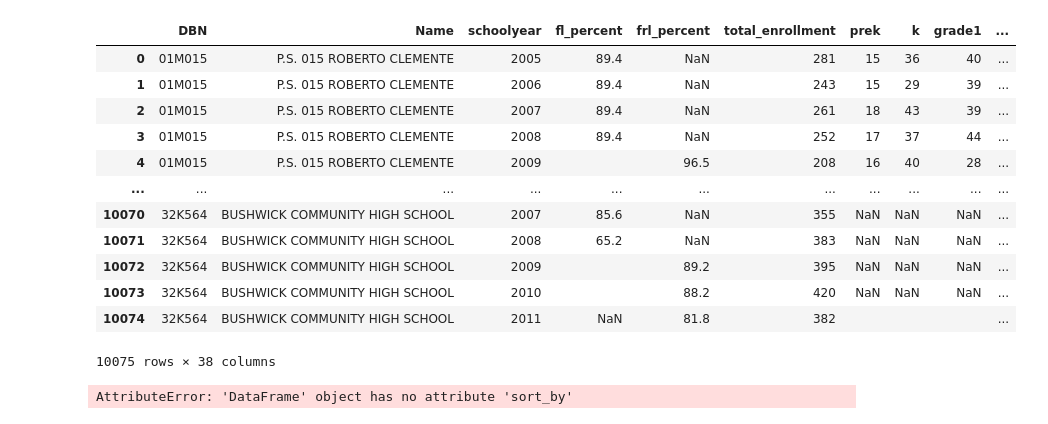
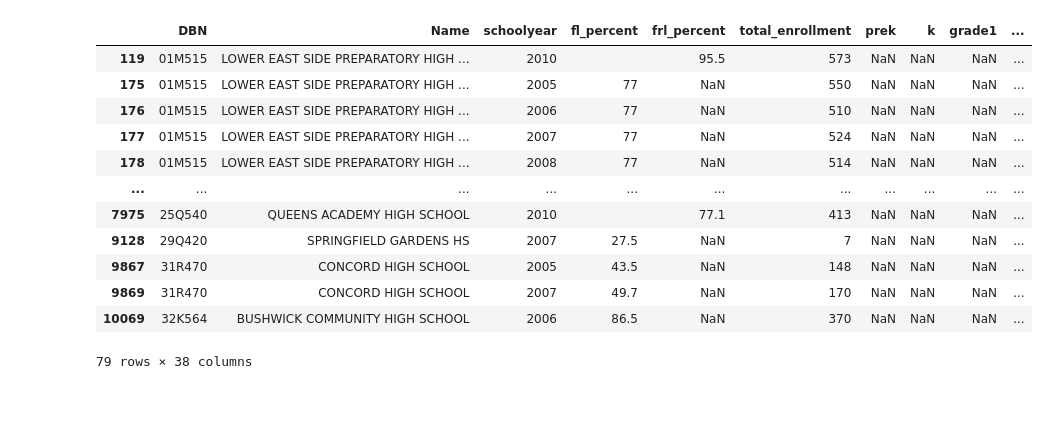
Before and after one commit to Mycotic/graduation-regression, a Jupyter notebook: current.ipynb, the cells around one changed output. Saved outputs shown, nothing was run; the diff lists cells and outputs as text; code cells hidden in the pictures.

```diff
--- a/current.ipynb
+++ b/current.ipynb
@@ -48,5 +51,13 @@ Index(['DBN', 'School Name', 'Category', 'Cohort Year', 'Cohort', 'Cohort #',
       dtype='object')
 # %%
 demos = pd.read_csv("csvs/2006_-_2012_School_Demographics_and_Accountability_Snapshot.csv")
+# %%
+def trystrip(col):
+    try:
+        col=col.str.strip().replace("",np.nan)
+    except:
+        pass
+    return col
+demos=demos.apply(lambda x: trystrip(x))
 # %%
 demos["schoolyear"] = demos.schoolyear // 10000
@@ -53,19 +66,23 @@ demos["schoolyear"] = demos.schoolyear // 10000
+# %%
+demos12th=demos.dropna(subset=["grade12"],axis=0)
+demos12th
+# %% [output]
+|  | DBN | Name | schoolyear | fl_percent | frl_percent | total_enrollment | prek | k | grade1 | ... |
+| 119 | 01M515 | LOWER EAST SIDE PREPARATORY HIGH ... | 2010 |  | 95.5 | 573 | NaN | NaN | NaN | ... |
+| 175 | 01M515 | LOWER EAST SIDE PREPARATORY HIGH ... | 2005 | 77 | NaN | 550 | NaN | NaN | NaN | ... |
+| 176 | 01M515 | LOWER EAST SIDE PREPARATORY HIGH ... | 2006 | 77 | NaN | 510 | NaN | NaN | NaN | ... |
+| 177 | 01M515 | LOWER EAST SIDE PREPARATORY HIGH ... | 2007 | 77 | NaN | 524 | NaN | NaN | NaN | ... |
+| 178 | 01M515 | LOWER EAST SIDE PREPARATORY HIGH ... | 2008 | 77 | NaN | 514 | NaN | NaN | NaN | ... |
+| ... | ... | ... | ... | ... | ... | ... | ... | ... | ... | ... |
+| 7975 | 25Q540 | QUEENS ACADEMY HIGH SCHOOL | 2010 |  | 77.1 | 413 | NaN | NaN | NaN | ... |
+| 9128 | 29Q420 | SPRINGFIELD GARDENS HS | 2007 | 27.5 | NaN | 7 | NaN | NaN | NaN | ... |
+| 9867 | 31R470 | CONCORD HIGH SCHOOL | 2005 | 43.5 | NaN | 148 | NaN | NaN | NaN | ... |
+| 9869 | 31R470 | CONCORD HIGH SCHOOL | 2007 | 49.7 | NaN | 170 | NaN | NaN | NaN | ... |
+| 10069 | 32K564 | BUSHWICK COMMUNITY HIGH SCHOOL | 2006 | 86.5 | NaN | 370 | NaN | NaN | NaN | ... |
+79 rows × 38 columns
 # %%
-demos
-care_demos = ell_percent sped_percent asian_per black_per hispanic_per white_per male_per
+care_demos = ["ell_percent", "sped_percent", "asian_per", "black_per", "hispanic_per", "white_per", "male_per"]
+#demos[demos["grade12"].notnull()]
+demos.schoolyear.unique()
-# %% [output]
-|  | DBN | Name | schoolyear | fl_percent | frl_percent | total_enrollment | prek | k | grade1 | ... |
-| 0 | 01M015 | P.S. 015 ROBERTO CLEMENTE | 2005 | 89.4 | NaN | 281 | 15 | 36 | 40 | ... |
-| 1 | 01M015 | P.S. 015 ROBERTO CLEMENTE | 2006 | 89.4 | NaN | 243 | 15 | 29 | 39 | ... |
-| 2 | 01M015 | P.S. 015 ROBERTO CLEMENTE | 2007 | 89.4 | NaN | 261 | 18 | 43 | 39 | ... |
-| 3 | 01M015 | P.S. 015 ROBERTO CLEMENTE | 2008 | 89.4 | NaN | 252 | 17 | 37 | 44 | ... |
-| 4 | 01M015 | P.S. 015 ROBERTO CLEMENTE | 2009 |  | 96.5 | 208 | 16 | 40 | 28 | ... |
-| ... | ... | ... | ... | ... | ... | ... | ... | ... | ... | ... |
-| 10070 | 32K564 | BUSHWICK COMMUNITY HIGH SCHOOL | 2007 | 85.6 | NaN | 355 | NaN | NaN | NaN | ... |
-| 10071 | 32K564 | BUSHWICK COMMUNITY HIGH SCHOOL | 2008 | 65.2 | NaN | 383 | NaN | NaN | NaN | ... |
-| 10072 | 32K564 | BUSHWICK COMMUNITY HIGH SCHOOL | 2009 |  | 89.2 | 395 | NaN | NaN | NaN | ... |
-| 10073 | 32K564 | BUSHWICK COMMUNITY HIGH SCHOOL | 2010 |  | 88.2 | 420 | NaN | NaN | NaN | ... |
-| 10074 | 32K564 | BUSHWICK COMMUNITY HIGH SCHOOL | 2011 | NaN | 81.8 | 382 |  |  |  | ... |
-10075 rows × 38 columns
 # %%
 demo_pers = demos[["DBN", "schoolyear"]]
@@ -72,6 +90,2 @@ demo_pers = demos[["DBN", "schoolyear"]]
-# %%
-grad_rates.sort_by("School Name")
-# %% [output]
-AttributeError: 'DataFrame' object has no attribute 'sort_by'
 # %%
 grad_rates[grad_rates["DBN"]=="01M696"]
```
Also changed, not shown: parts of 18 cells of this notebook, 2 other files.
